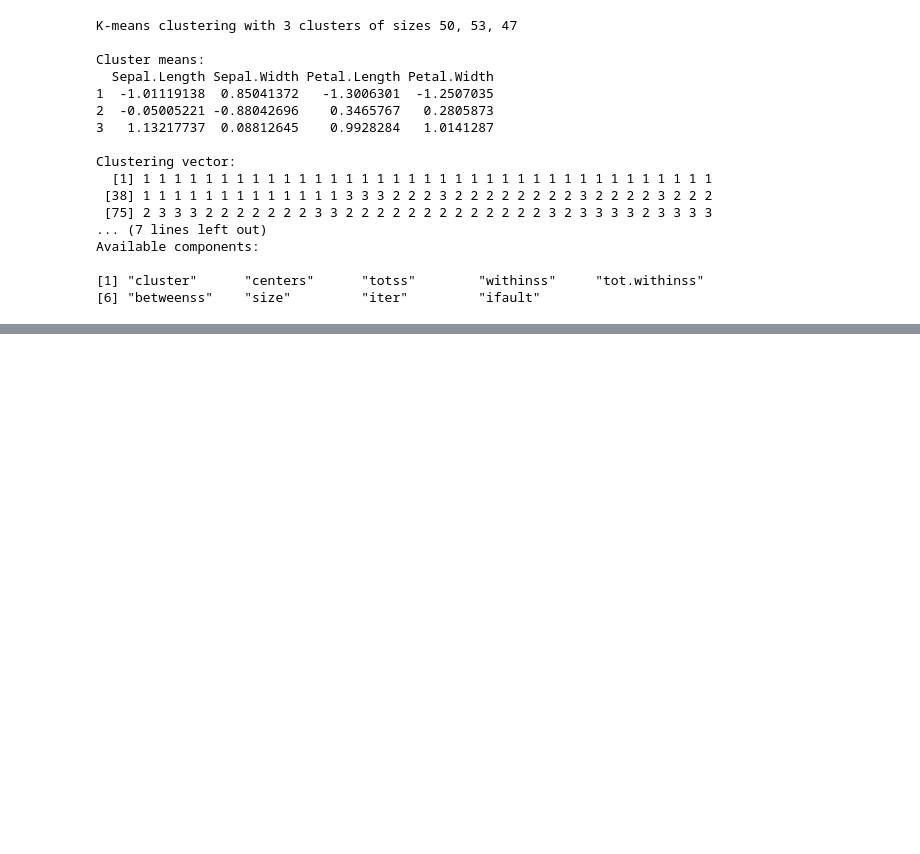
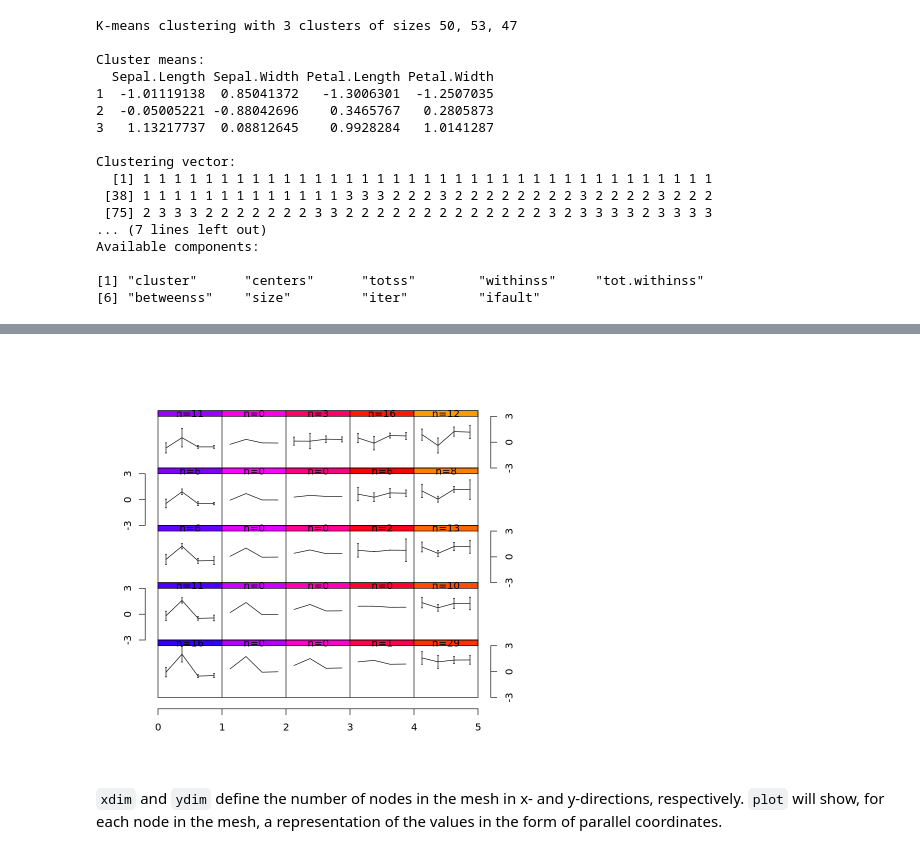
Before and after one commit to sathayas/GuideIDSExamples, a Jupyter notebook: Chapter7-FindingPatterns-R.ipynb, the cells around one changed output, grey strips where cells are left out. Saved outputs shown, nothing was run; the diff lists cells and outputs as text; code cells hidden in the pictures; blank space fills up the shorter version.

```diff
--- a/Chapter7-FindingPatterns-R.ipynb
+++ b/Chapter7-FindingPatterns-R.ipynb
@@ -80,0 +84,4 @@ Available components:
+# %%
+library(cluster)
+iris.fcm <- fanny(iris.num,3)
+iris.fcm
@@ -80,0 +94,5 @@ Available components:
+# %%
+library(mclust)
+iris.em <- mclustBIC(iris.num[,1:4])
+iris.mod <- mclustModel(iris.num[,1:4],iris.em)
+summary(iris.mod)
@@ -80,0 +104,4 @@ Available components:
+# %%
+library(fpc)
+iris.dbscan <- dbscan(iris.num[,1:4],1.0,showplot=T)
+iris.dbscan$cluster
@@ -80,0 +119,10 @@ Available components:
+# %%
+library(som)
+iris.som <- som(iris.num,xdim=5,ydim=5)
+plot(iris.som)
+# %% [output]
+[figure, added]
+# %% [markdown]
+`xdim` and `ydim` define the number of nodes in the mesh in x- and y-directions,
+respectively. `plot` will show, for each node in the mesh, a representation of the
+values in the form of parallel coordinates.
```
Also changed, not shown: parts of 6 cells of this notebook.
